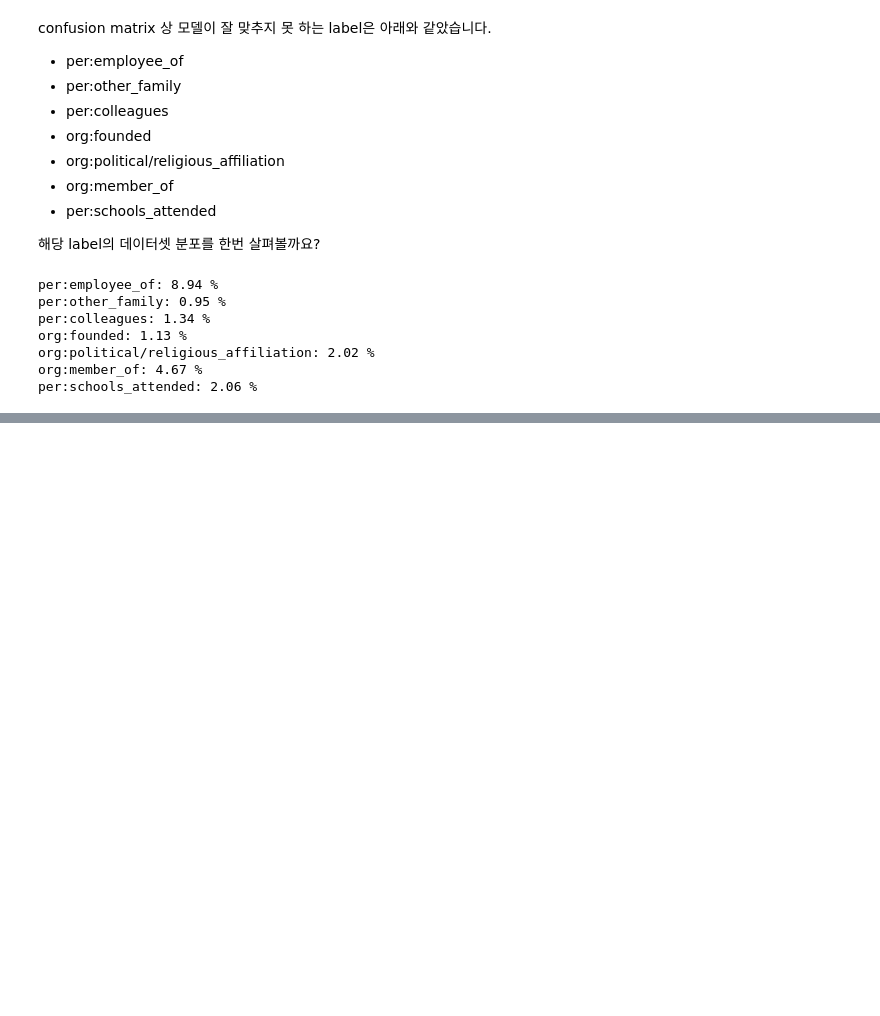
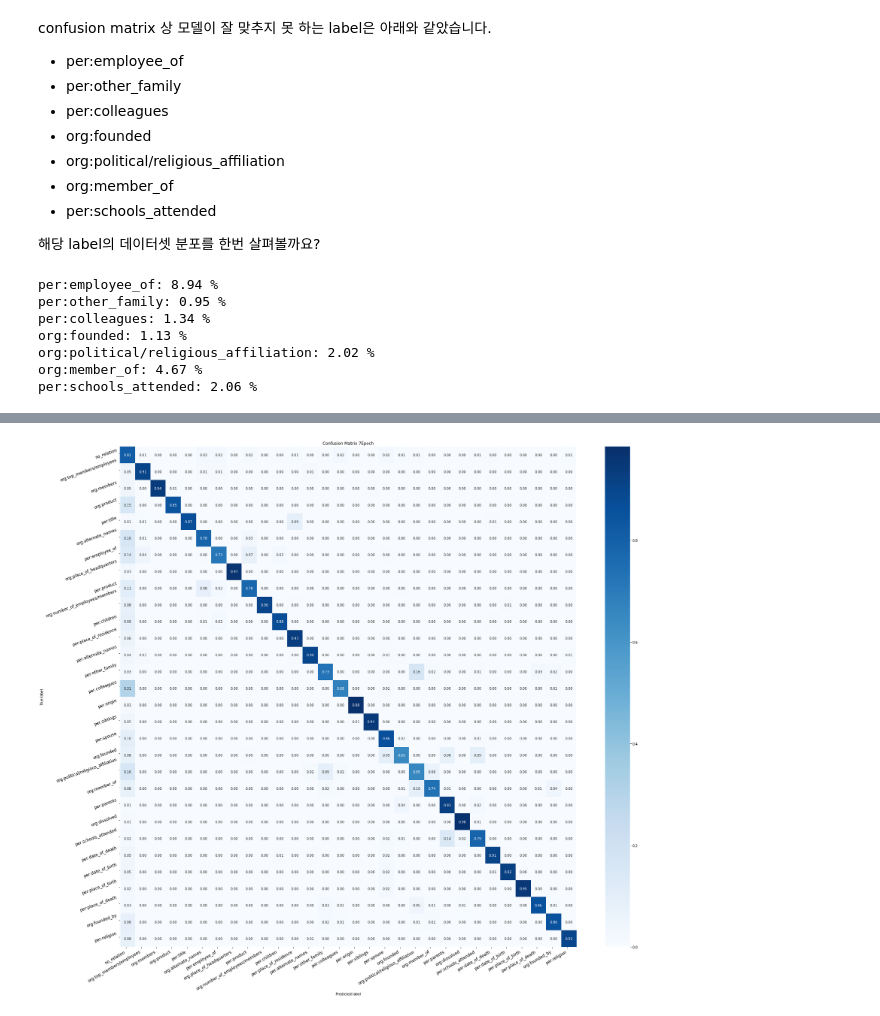
Before and after one commit to boostcampaitech3/level2-klue-level2-nlp-06, a Jupyter notebook: EDA/cm_eda.ipynb, the cells around one changed output, grey strips where cells are left out. Cells and saved outputs as stored; diff of their text form; code cells hidden in the pictures; blank space fills up the shorter version.

Commit message:
xlm-roberta-large 모델의 confusion matrix 확인

```diff
--- a/EDA/cm_eda.ipynb
+++ b/EDA/cm_eda.ipynb
@@ -473,0 +476,13 @@ per:schools_attended: 2.06 %
+# %%
+MODEL_NAME = 'xlm-roberta-large'
+# setting model hyperparameter
+#model_config = AutoConfig.from_pretrained('./config.json')
+#model_config.num_labels = 30
+#tokenizer = AutoTokenizer.from_pretrained('./tokenizer.json')
+
+model_config = AutoConfig.from_pretrained(MODEL_NAME)
+model_config.num_labels = 30
+tokenizer = AutoTokenizer.from_pretrained(MODEL_NAME)
+
+model =AutoModelForSequenceClassification.from_pretrained(MODEL_NAME, config=model_config)
+#print(model)
@@ -473,0 +636,5 @@ per:schools_attended: 2.06 %
+# %%
+device = torch.device("cuda:0" if torch.cuda.is_available() else "cpu")
+print(device)
+model.to(device)
+print() #성공적으로 모델을 불러왔네요!
@@ -473,0 +707,28 @@ per:schools_attended: 2.06 %
+# %%
+pred_answer, output_prob = inference(model, RE_train_dataset, device) # model에서 class 추론
+#pred_answer, output_prob = inference(model, RE_dev_dataset, device)
+pred_answer = num_to_label(pred_answer) # 숫자로 된 class를 원래 문자열 라벨로 변환.
+# %%
+labels = num_to_label(train_label)
+# %%
+fig = plt.figure(figsize=(30,30))
+
+cm = confusion_matrix(pred_answer, labels)
+cm_norm = cm.astype('float') / cm.sum(axis=1)[:, np.newaxis] # normalize 진행
+
+ax = sns.heatmap(cm_norm, annot=True, fmt=".2f", cmap="Blues")
+#ax.set(title='Confusion Matrix', ylabel='True label', xlabel='Predicted label', xticks=label_list, yticks=label_list)
+
+ticks = np.arange(0.4, 30, 1)
+
+plt.title('Confusion Matrix 7Epoch')
+plt.xlabel('Predicted label')
+plt.ylabel('True label')
+plt.xticks(ticks, label_list, rotation=20, size=12)
+plt.yticks(ticks, label_list, rotation=20, size=12)
+
+fig.autofmt_xdate(rotation=30)
+
+plt.show()
+# %% [output]
+[figure, added]
```
Also changed, not shown: parts of 18 cells of this notebook.
